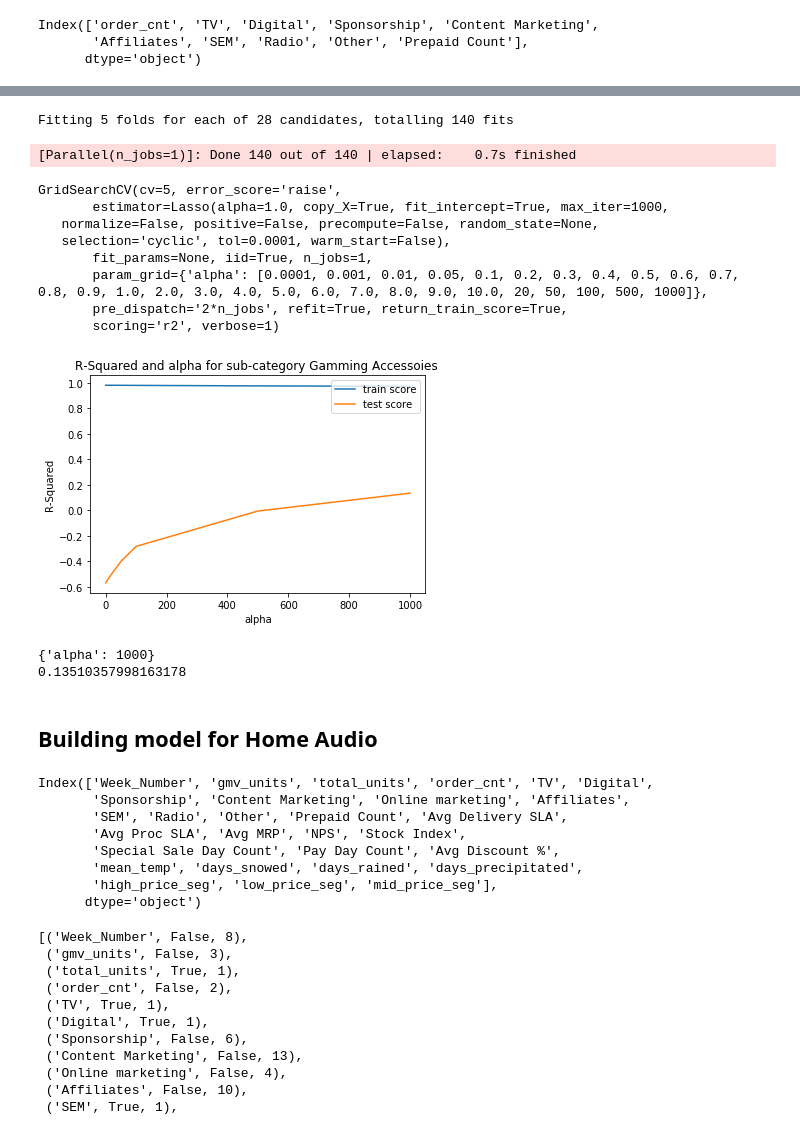
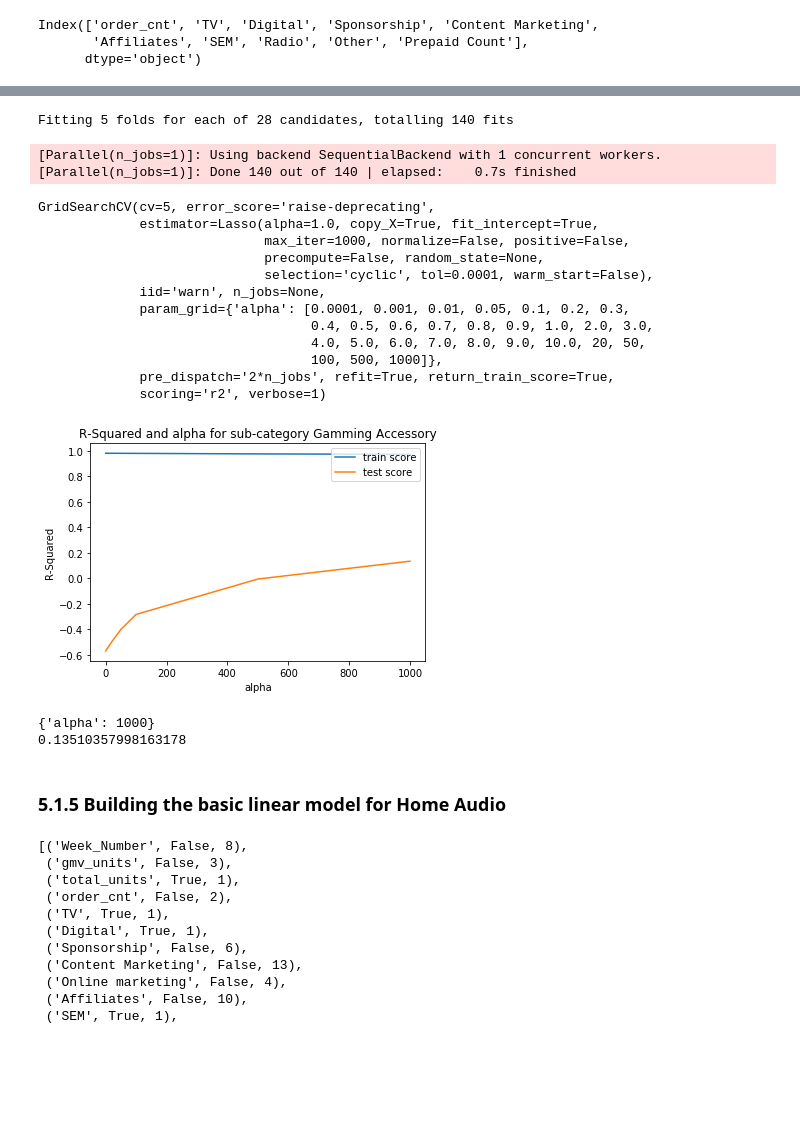
Before and after one commit to Nanditha-G-N/Machine-Learning-Case-Studies, a Jupyter notebook: ecommerce-capstone/ecommerce-assignment-Krishnan.ipynb, the cells around one changed output, grey strips where cells are left out. Drawn from its saved outputs; the diff is of its cells as text; code cells hidden in the pictures; blank space fills up the shorter version.

```diff
--- a/ecommerce-capstone/ecommerce-assignment-Krishnan.ipynb
+++ b/ecommerce-capstone/ecommerce-assignment-Krishnan.ipynb
@@ -1308,0 +1361,8 @@ climate.head()
+# %%
+#Grouping the data by week
+products_by_week_subcatg = products_filtered.groupby(['Week_Number','product_analytic_sub_category'])
+products_by_week = products_filtered.groupby(['Week_Number'])
+
+#Calculating the gross product revenue per week
+gross_revenue_by_week_subcatg = products_by_week_subcatg.agg({'gmv':'sum'}).reset_index()
+gross_revenue_by_week = products_by_week.agg({'gmv':'sum'}).reset_index()
@@ -1308,0 +1378,6 @@ climate.head()
+# %%
+plt.figure(figsize=(10, 7))
+x = sns.lineplot(x="Week_Number", y="gmv",data=gross_revenue_by_week)
+x.set_title("Gross product revenue across the weeks", fontsize=10)
+x.set_xlabel("Week", fontsize=18);
+x.set_ylabel("Gross weekly revenue", fontsize=18)
@@ -2362,6 +2457,7 @@ Covariance Type:            nonrobust
 Warnings:
 [1] Standard Errors assume that the covariance matrix of the errors is correctly specified.
 # %%
+#Performing a cross validation using Lasso regression
 from sklearn.model_selection import GridSearchCV
 
 # list of alphas to tune
@@ -2375,42 +2471,47 @@ folds = 5
 from sklearn.linear_model import Lasso
 lasso_ga=Lasso()
 lasso_regressor_ga = GridSearchCV(estimator = lasso_ga,
-                               param_grid = params,
-                               scoring= 'r2',
-                               cv = folds,
-                               return_train_score=True,
-                               verbose = 1)
+                                  param_grid = params,
+                                  scoring= 'r2',
+                                  cv = folds,
+                                  return_train_score=True,
+                                  verbose = 1)
 
 lasso_regressor_ga.fit(X_GA[col_GA], y_GA)
 # %% [output]
 Fitting 5 folds for each of 28 candidates, totalling 140 fits
+[Parallel(n_jobs=1)]: Using backend SequentialBackend with 1 concurrent workers.
 [Parallel(n_jobs=1)]: Done 140 out of 140 | elapsed:    0.7s finished
-GridSearchCV(cv=5, error_score='raise',
-       estimator=Lasso(alpha=1.0, copy_X=True, fit_intercept=True, max_iter=1000,
-   normalize=False, positive=False, precompute=False, random_state=None,
-   selection='cyclic', tol=0.0001, warm_start=False),
-       fit_params=None, iid=True, n_jobs=1,
-       param_grid={'alpha': [0.0001, 0.001, 0.01, 0.05, 0.1, 0.2, 0.3, 0.4, 0.5, 0.6, 0.7, 0.8, 0.9, 1.0, 2.0, 3.0, 4.0, 5.0, 6.0, 7.0, 8.0, 9.0, 10.0, 20, 50, 100, 500, 1000]},
-       pre_dispatch='2*n_jobs', refit=True, return_train_score=True,
-       scoring='r2', verbose=1)
+GridSearchCV(cv=5, error_score='raise-deprecating',
+             estimator=Lasso(alpha=1.0, copy_X=True, fit_intercept=True,
+                             max_iter=1000, normalize=False, positive=False,
+                             precompute=False, random_state=None,
+                             selection='cyclic', tol=0.0001, warm_start=False),
+             iid='warn', n_jobs=None,
+             param_grid={'alpha': [0.0001, 0.001, 0.01, 0.05, 0.1, 0.2, 0.3,
+                                   0.4, 0.5, 0.6, 0.7, 0.8, 0.9, 1.0, 2.0, 3.0,
+                                   4.0, 5.0, 6.0, 7.0, 8.0, 9.0, 10.0, 20, 50,
+                                   100, 500, 1000]},
+             pre_dispatch='2*n_jobs', refit=True, return_train_score=True,
+             scoring='r2', verbose=1)
 # %%
 #Creating a data frame with the results of lasso regression
 lasso_cv_results_ga = pd.DataFrame(lasso_regressor_ga.cv_results_)
 
 # plotting mean test and train scoes with alpha
 lasso_cv_results_ga['param_alpha'] = lasso_cv_results_ga['param_alpha'].astype('float32')
 
 # plotting
 plt.plot(lasso_cv_results_ga['param_alpha'], lasso_cv_results_ga['mean_train_score'])
 plt.plot(lasso_cv_results_ga['param_alpha'], lasso_cv_results_ga['mean_test_score'])
 plt.xlabel('alpha')
 plt.ylabel('R-Squared')
 
-plt.title("R-Squared and alpha for sub-category Gamming Accessoies ")
+plt.title("R-Squared and alpha for sub-category Gamming Accessory")
 plt.legend(['train score', 'test score'], loc='upper right')
 plt.show()
 # %% [output]
-[figure, old version]
+[figure, new version]
 # %%
 #Printing the optimal value of alpha and the corresponding R-squared value
 print(lasso_regressor_ga.best_params_)
@@ -2419,4 +2520,4 @@ print(lasso_regressor_ga.best_score_)
 {'alpha': 1000}
 0.13510357998163178
 # %% [markdown]
-## Building model for Home Audio
+### 5.1.5 Building the basic linear model for Home Audio
@@ -2429,16 +2524 @@ X_HA = all_features_HA_subcatg.drop(['total_gmv'],axis=1)
-# %%
-scaler = MinMaxScaler()
-cols = X_HA.columns
-X_HA[cols] = scaler.fit_transform(X_HA[cols])
-X_HA.columns = cols
-X_HA.columns
-# %% [output]
-Index(['Week_Number', 'gmv_units', 'total_units', 'order_cnt', 'TV', 'Digital',
-       'Sponsorship', 'Content Marketing', 'Online marketing', 'Affiliates',
-       'SEM', 'Radio', 'Other', 'Prepaid Count', 'Avg Delivery SLA',
-       'Avg Proc SLA', 'Avg MRP', 'NPS', 'Stock Index',
-       'Special Sale Day Count', 'Pay Day Count', 'Avg Discount %',
-       'mean_temp', 'days_snowed', 'days_rained', 'days_precipitated',
-       'high_price_seg', 'low_price_seg', 'mid_price_seg'],
-      dtype='object')
 # %%
```
Also changed, not shown: parts of 90 cells of this notebook.
